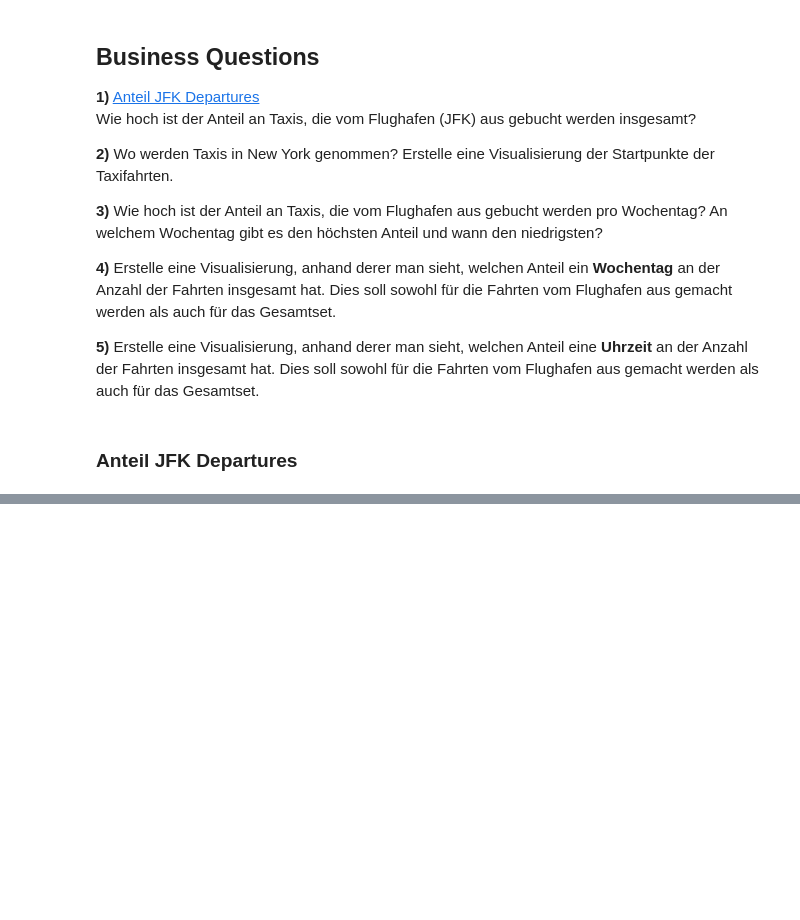
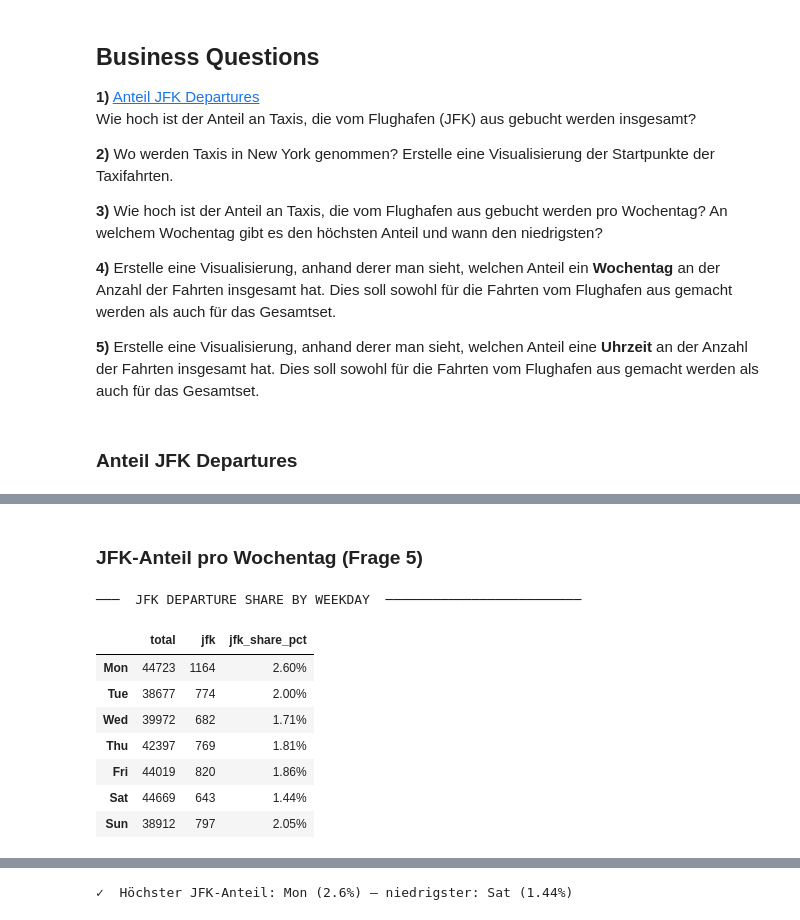
Before and after one commit to kaywiegand/nyc-taxi-routes, a Jupyter notebook: notebooks/03_analysis.ipynb, the cells around one changed output, grey strips where cells are left out. Cells and saved outputs as stored; diff of their text form; code cells hidden in the pictures; blank space fills up the shorter version.

```diff
--- a/notebooks/03_analysis.ipynb
+++ b/notebooks/03_analysis.ipynb
@@ -117,0 +119,35 @@ Aus der Aufgabenstellung (`docs/infos.md`) noch offen:
+# %% [markdown]
+### JFK-Anteil pro Wochentag (Frage 5)
+# %%
+WEEKDAY_LABELS = ['Mon', 'Tue', 'Wed', 'Thu', 'Fri', 'Sat', 'Sun']
+
+section_header('JFK Departure Share by Weekday')
+df_jfk_wd = df_final.groupby('pickup_weekday', observed=True).agg(
+    total=('departure', 'size'),
+    jfk=('departure', lambda s: (s == 'JFK').sum())
+)
+df_jfk_wd['jfk_share_pct'] = (df_jfk_wd['jfk'] / df_jfk_wd['total'] * 100).round(2)
+df_jfk_wd.index = [WEEKDAY_LABELS[i] for i in df_jfk_wd.index]
+show_df(df_jfk_wd)
+
+highest = df_jfk_wd['jfk_share_pct'].idxmax()
+lowest = df_jfk_wd['jfk_share_pct'].idxmin()
+success(f"Höchster JFK-Anteil: {highest} ({df_jfk_wd['jfk_share_pct'][highest]}%) — niedrigster: {lowest} ({df_jfk_wd['jfk_share_pct'][lowest]}%)")
+
+plt.figure(figsize=(8, 5))
+plt.bar(df_jfk_wd.index, df_jfk_wd['jfk_share_pct'], color=cfg.ACTIVE_PALETTE[0])
+plt.title('JFK Departure Share by Weekday')
+plt.ylabel('% of trips departing from JFK')
+plt.grid(True, axis='y', alpha=0.3)
+plt.savefig(PATHS['figures'] / 'jfk_share_by_weekday.png', bbox_inches='tight', dpi=150)
+plt.show()
+# %% [output]
+───  JFK DEPARTURE SHARE BY WEEKDAY  ─────────────────────────
+|  | total | jfk | jfk_share_pct |
+| Mon | 44723 | 1164 | 2.60% |
+| Tue | 38677 | 774 | 2.00% |
+| Wed | 39972 | 682 | 1.71% |
+| Thu | 42397 | 769 | 1.81% |
+| Fri | 44019 | 820 | 1.86% |
+| Sat | 44669 | 643 | 1.44% |
+| Sun | 38912 | 797 | 2.05% |
@@ -117,0 +156 @@ Aus der Aufgabenstellung (`docs/infos.md`) noch offen:
+✓  Höchster JFK-Anteil: Mon (2.6%) — niedrigster: Sat (1.44%)
```
Also changed, not shown: parts of 11 cells of this notebook, 10 other files.
